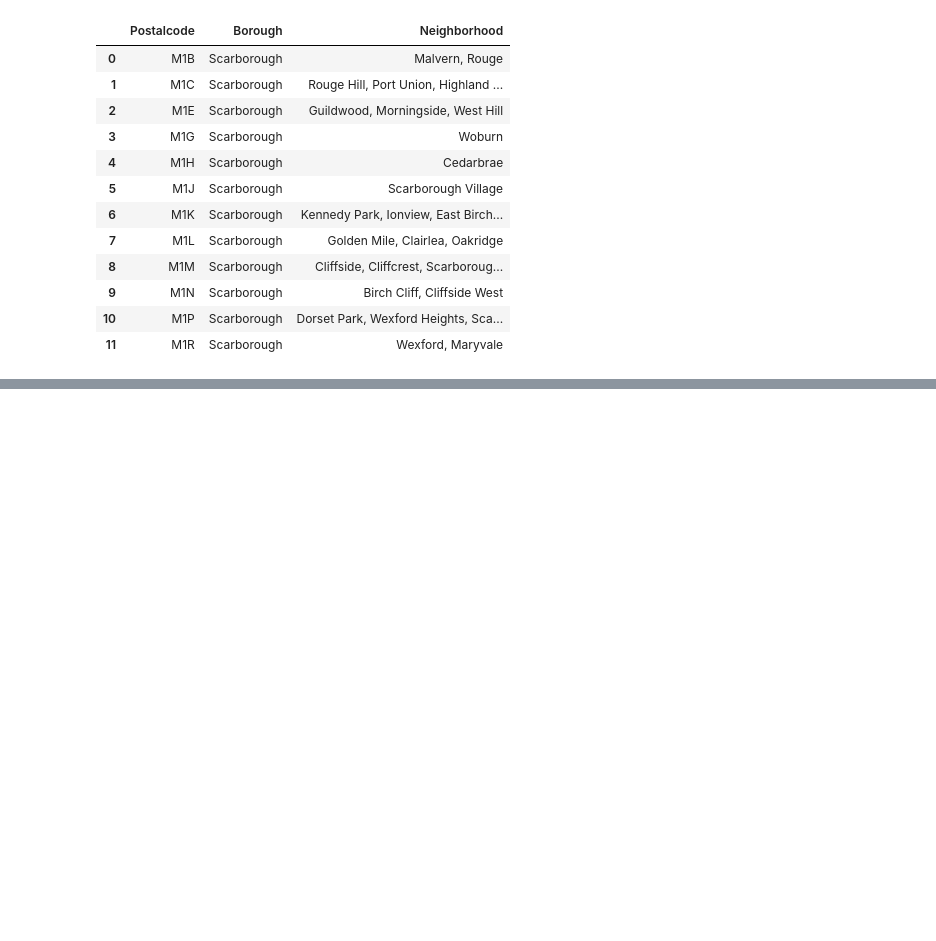
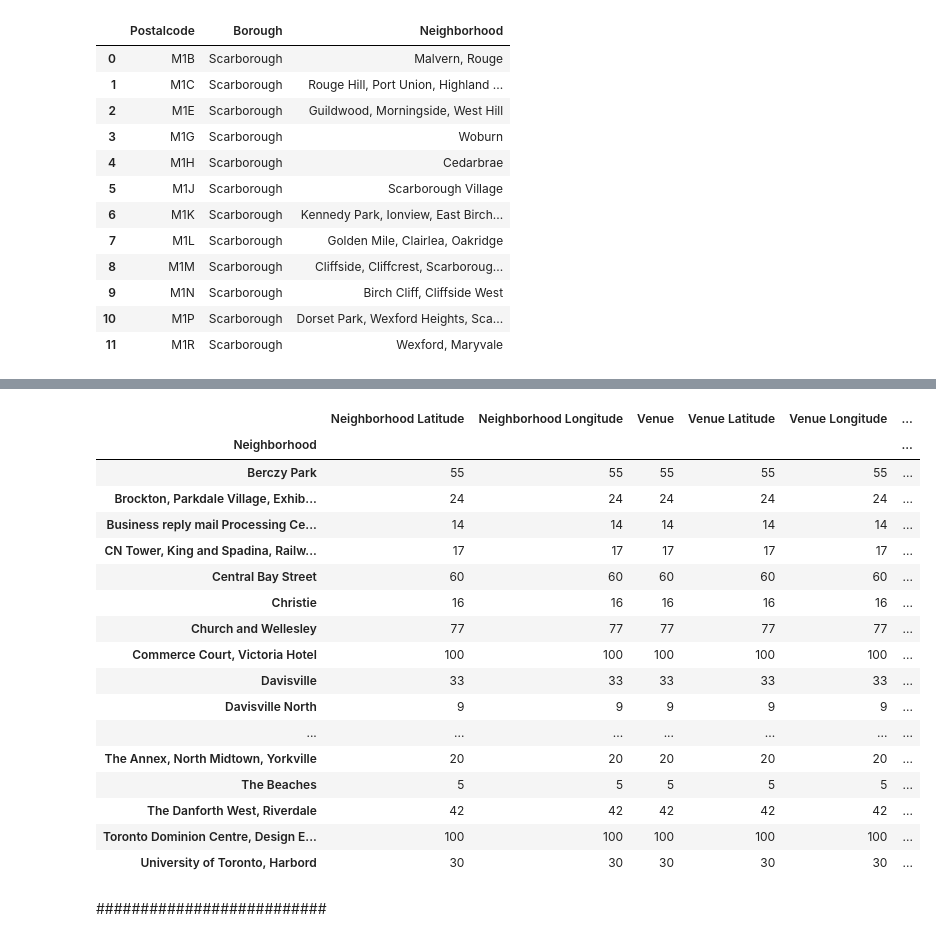
Before and after one commit to gtambasis/Coursera_Capstone, a Jupyter notebook: Clustering Neighborhoods in Toronto.ipynb, the cells around one changed output, grey strips where cells are left out. Cells and saved outputs as stored; diff of their text form; code cells hidden in the pictures; blank space fills up the shorter version.

```diff
--- a/Clustering Neighborhoods in Toronto.ipynb
+++ b/Clustering Neighborhoods in Toronto.ipynb
@@ -106,0 +155,2 @@ The DataFrame shape is (103, 3)
+# %%
+all_data=lat_lng_merged[['Postalcode','Borough','Neighborhood','Latitude','Longitude']]
@@ -106,0 +188,3 @@ The DataFrame shape is (103, 3)
+# %%
+toronto_data=all_data[all_data['Borough'].str.contains("Toronto")]
+toronto_data
@@ -106,0 +226,5 @@ The DataFrame shape is (103, 3)
+# %%
+CLIENT_ID = 'QU32LQZYEDZCUMQPH03ZX2OWCSZU4IYX11S0YS5RP0W2GJIM' # your Foursquare ID
+CLIENT_SECRET = 'B4MZI3QQZIQD4QGCV4QPNUY0CYLH4VEVSZRIGZBFYPZU4GMR' # your Foursquare Secret
+ACCESS_TOKEN = '' # your FourSquare Access Token
+VERSION = '20180604'
@@ -106,0 +284,5 @@ The DataFrame shape is (103, 3)
+# %%
+toronto_venues = getNearbyVenues(names=toronto_data['Neighborhood'],
+                                   latitudes=toronto_data['Latitude'],
+                                   longitudes=toronto_data['Longitude']
+                                  )
@@ -106,0 +326,23 @@ The DataFrame shape is (103, 3)
+# %%
+toronto_venues.groupby('Neighborhood').count()
+# %% [output]
+|  | Neighborhood Latitude | Neighborhood Longitude | Venue | Venue Latitude | Venue Longitude | ... |
+| Neighborhood |  |  |  |  |  | ... |
+| Berczy Park | 55 | 55 | 55 | 55 | 55 | ... |
+| Brockton, Parkdale Village, Exhib... | 24 | 24 | 24 | 24 | 24 | ... |
+| Business reply mail Processing Ce... | 14 | 14 | 14 | 14 | 14 | ... |
+| CN Tower, King and Spadina, Railw... | 17 | 17 | 17 | 17 | 17 | ... |
+| Central Bay Street | 60 | 60 | 60 | 60 | 60 | ... |
+| Christie | 16 | 16 | 16 | 16 | 16 | ... |
+| Church and Wellesley | 77 | 77 | 77 | 77 | 77 | ... |
+| Commerce Court, Victoria Hotel | 100 | 100 | 100 | 100 | 100 | ... |
+| Davisville | 33 | 33 | 33 | 33 | 33 | ... |
+| Davisville North | 9 | 9 | 9 | 9 | 9 | ... |
+| ... | ... | ... | ... | ... | ... | ... |
+| The Annex, North Midtown, Yorkville | 20 | 20 | 20 | 20 | 20 | ... |
+| The Beaches | 5 | 5 | 5 | 5 | 5 | ... |
+| The Danforth West, Riverdale | 42 | 42 | 42 | 42 | 42 | ... |
+| Toronto Dominion Centre, Design E... | 100 | 100 | 100 | 100 | 100 | ... |
+| University of Toronto, Harbord | 30 | 30 | 30 | 30 | 30 | ... |
+# %% [markdown]
+##########################
```
Also changed, not shown: parts of 27 cells of this notebook.
